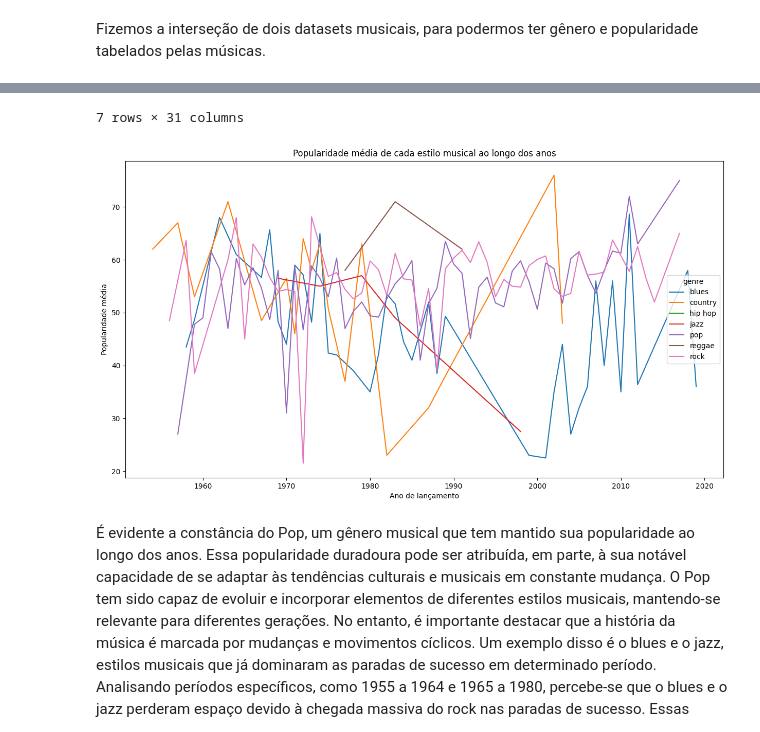
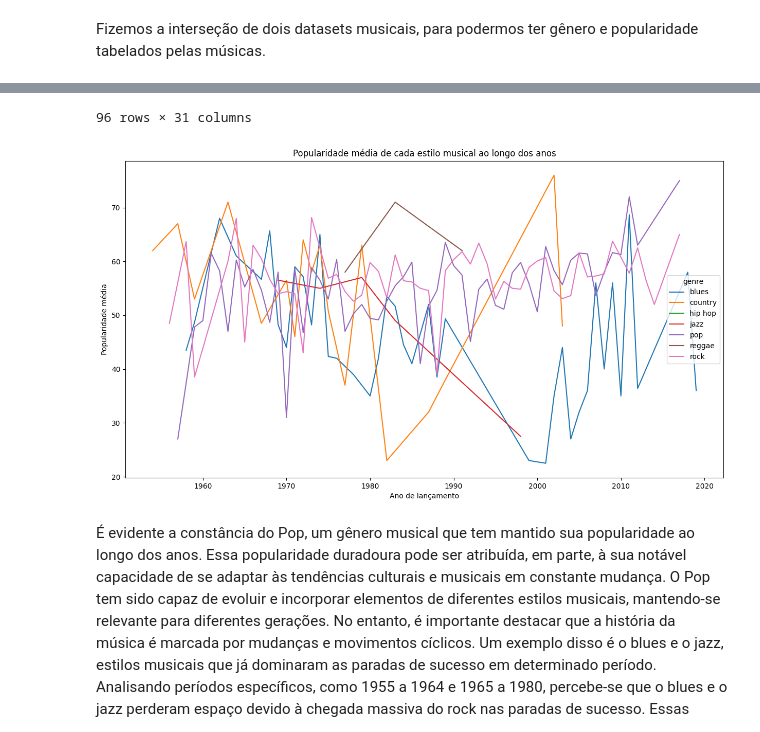
Before and after one commit to jonatahpfg/Projeto-ICD-UFPB, a Jupyter notebook: Cópia_de__Original_de_Projeto_ICD.ipynb, the cells around one changed output, grey strips where cells are left out. Drawn from its saved outputs; the diff is of its cells as text; code cells hidden in the pictures.

```diff
--- a/Cópia_de__Original_de_Projeto_ICD.ipynb
+++ b/Cópia_de__Original_de_Projeto_ICD.ipynb
@@ -292,11 +293,12 @@ plt.show()
 # %% [markdown]
 Com essas informações vamos verificar se a quantidade de álbuns entre os 500 melhores é proporcional a popularidade
 # %%
+df_ajeitado = df[df['popularity'] > 5]
 #calcular a média da popularidade agrupada pelos artistas
-df_popularidade_media = df.groupby('artist')['popularity'].mean().sort_values(ascending=False)
+df_popularidade_media = df_ajeitado.groupby('artist')['popularity'].mean().sort_values(ascending=False)
 
 
-artistas_com_mais_de_5_musicas = df['artist'].value_counts()[df['artist'].value_counts() > 5].index
+artistas_com_mais_de_5_musicas = df_ajeitado['artist'].value_counts()[df_ajeitado['artist'].value_counts() > 5].index
 
 #filtrar a popularidade para somente artistas com pelo menos 6 músicas no dataset
 df_popularidade_media_filtrada = df_popularidade_media[df_popularidade_media.index.isin(artistas_com_mais_de_5_musicas)]
@@ -312,7 +314,9 @@ df_unido = df_unido.merge(df_album_por_artista, on='Artist', how='left')
 
 
 
+
 df_unido['Album']= df_unido['Album'].fillna(0)
+
 print("\nUnião da média de popularidade com a quantidade de álbuns por artista:")
 display(df_unido)
 
@@ -413,8 +417,8 @@ Fizemos a interseção de dois datasets musicais, para podermos ter gênero e po
 # %%
 
 #vamos deixar ambos datasets com letras minúsculas
-df_minusculo = df.applymap(lambda x: x.lower() if isinstance(x, str) else x)
-df_music_minusculo = df = df.applymap(lambda x: x.lower() if isinstance(x, str) else x)
+df_minusculo = df_ajeitado.applymap(lambda x: x.lower() if isinstance(x, str) else x)
+df_music_minusculo = df_music.applymap(lambda x: x.lower() if isinstance(x, str) else x)
 
 
 df_renomeado = df_minusculo[['name', 'artist', 'popularity']]
@@ -428,7 +432,7 @@ del resultado['Unnamed: 0']
 resultado = resultado.drop(resultado[resultado['track_name'] == 'in the waiting line'].index)
 
 popularidade_estilos = resultado.groupby(['genre', 'release_date'])['popularity'].mean().reset_index()
-teste = resultado[resultado['genre'] == 'jazz']
+teste = resultado[resultado['genre'] == 'blues']
 display(teste)
 
 fig, ax = plt.subplots(figsize=(15,8))
@@ -449,5 +457,5 @@ plt.show()
-7 rows × 31 columns
+96 rows × 31 columns
-[figure, old version]
+[figure, new version]
 # %% [markdown]
 É evidente a constância do Pop, um gênero musical que tem mantido sua popularidade ao longo dos anos. Essa popularidade duradoura pode ser atribuída, em parte, à sua notável capacidade de se adaptar às tendências culturais e musicais em constante mudança. O Pop tem sido capaz de evoluir e incorporar elementos de diferentes estilos musicais, mantendo-se relevante para diferentes gerações.
 No entanto, é importante destacar que a história da música é marcada por mudanças e movimentos cíclicos. Um exemplo disso é o blues e o jazz, estilos musicais que já dominaram as paradas de sucesso em determinado período. Analisando períodos específicos, como 1955 a 1964 e 1965 a 1980, percebe-se que o blues e o jazz perderam espaço devido à chegada massiva do rock nas paradas de sucesso. Essas mudanças refletem as preferências em constante evolução do público e a influência de diferentes movimentos culturais ao longo do tempo.
```
Also changed, not shown: parts of 4 cells of this notebook.
